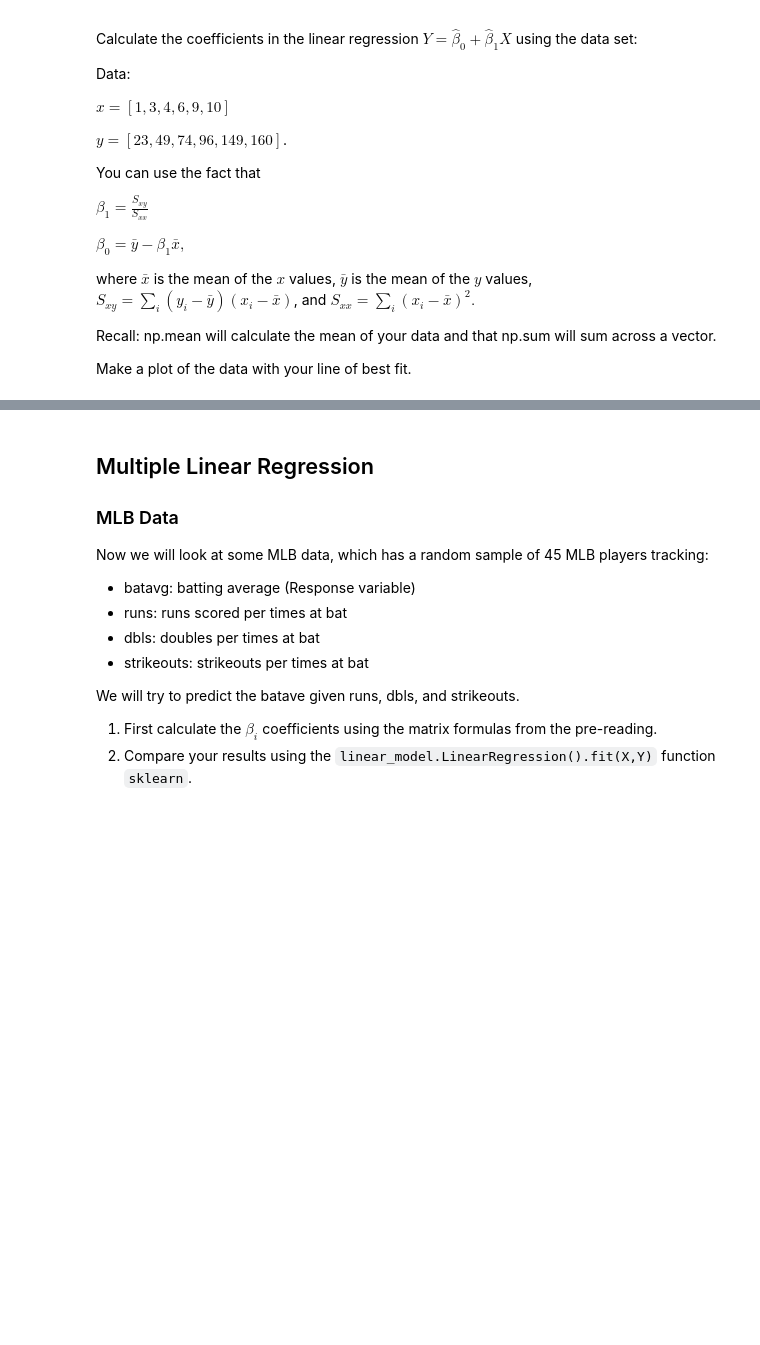
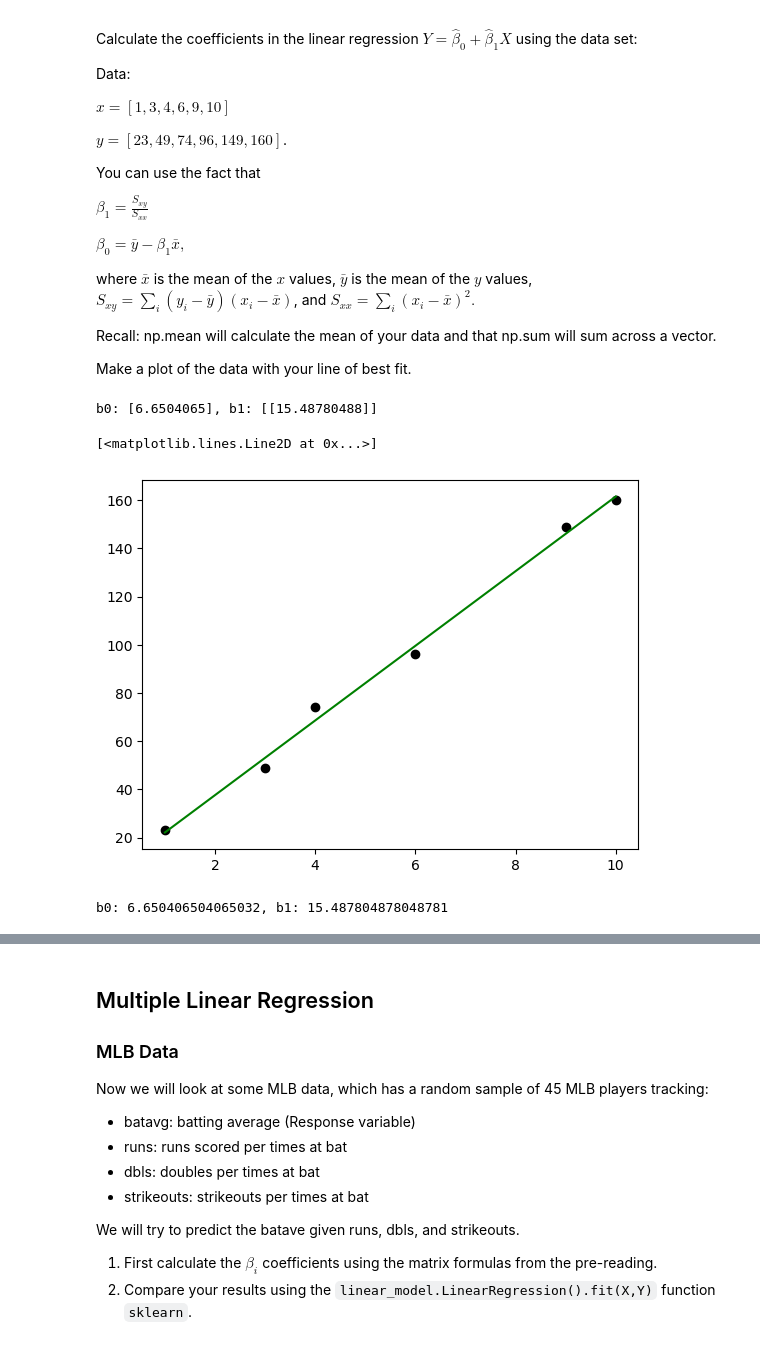
Before and after one commit to ethnwng/2025-t1-notes, a Jupyter notebook: MATH360/python_lectures/Lecture_17_2025W1.ipynb, the cells around one changed output, grey strips where cells are left out. Cells and saved outputs as stored; diff of their text form; code cells hidden in the pictures; blank space fills up the shorter version.

```diff
--- a/MATH360/python_lectures/Lecture_17_2025W1.ipynb
+++ b/MATH360/python_lectures/Lecture_17_2025W1.ipynb
@@ -48,3 +48,30 @@ where $\bar{x}$ is the mean of the $x$ values, $\bar{y}$ is the mean of the $y$
 Recall: np.mean will calculate the mean of your data and that np.sum will sum across a vector.
 
 Make a plot of the data with your line of best fit.
+# %%
+from sklearn import linear_model
+
+x = [1,3,4,6,9,10]
+y = [23,49,74,96,149,160]
+
+# sklearn wants the vectors as columns so (x, 1)
+xr = np.array(x).reshape(-1,1)
+yr = np.array(y).reshape(-1,1)
+
+reg_ols = linear_model.LinearRegression().fit(xr, yr)
+# %%
+print(f'b0: {reg_ols.intercept_}, b1: {reg_ols.coef_}')
+# %% [output]
+b0: [6.6504065], b1: [[15.48780488]]
+# %%
+yp = reg_ols.predict(xr)
+plt.scatter(x, y, color='black', marker='o')
+plt.plot(x, yp, color='green')
+# %% [output]
+[<matplotlib.lines.Line2D at 0x...>]
+[figure, added]
+# %%
+beta1, beta0, r, p , std_err = stats.linregress(x,y)
+print(f'b0: {beta0}, b1: {beta1}')
+# %% [output]
+b0: 6.650406504065032, b1: 15.487804878048781
```
Also changed, not shown: parts of 7 cells of this notebook, 40 other files.
